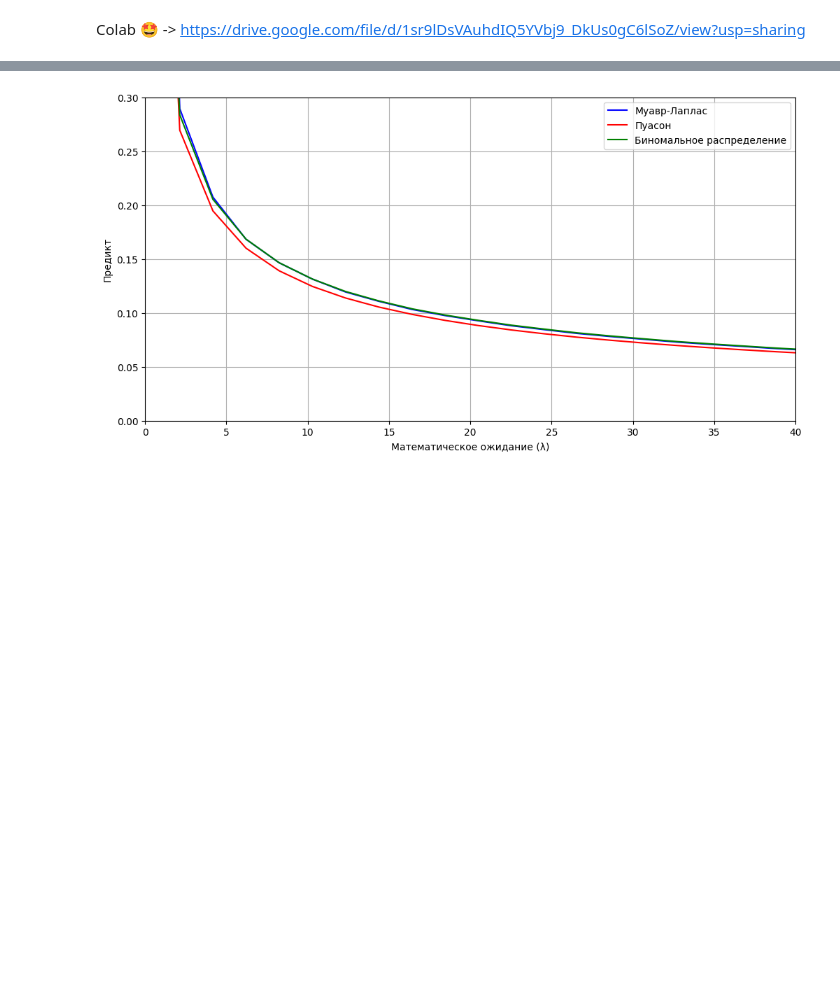
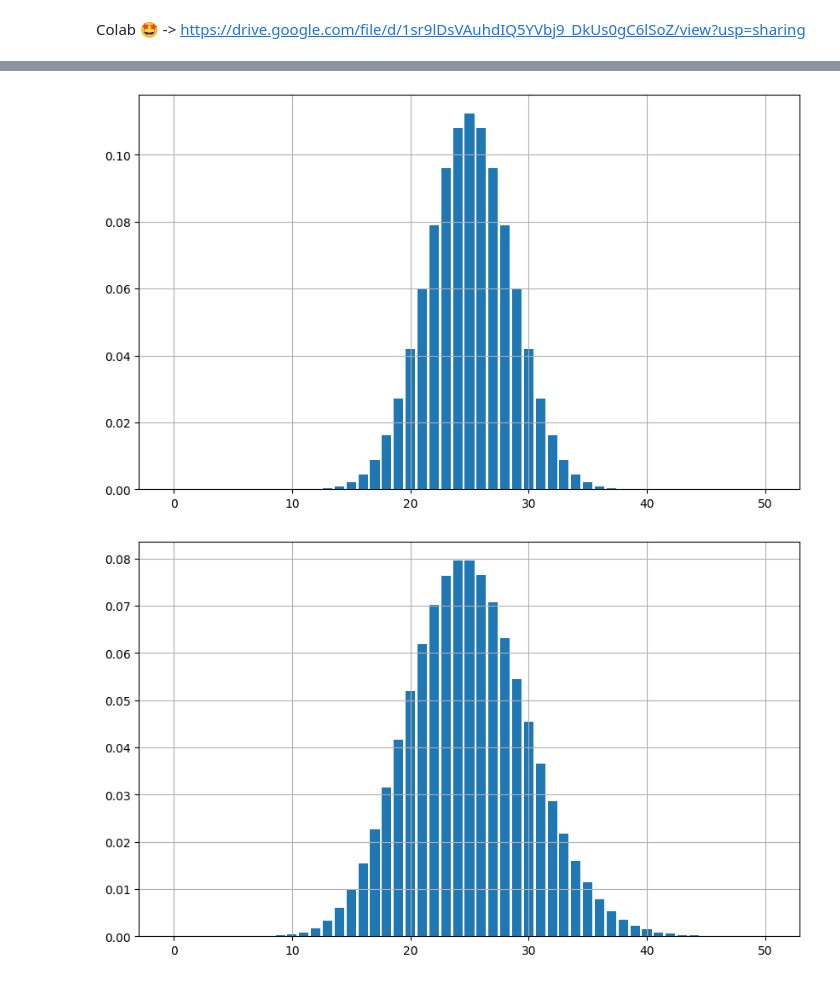
Before and after one commit to replicaCortex/Keres, a Jupyter notebook: math/Пуасон_Муавр.ipynb, the cells around one changed output, grey strips where cells are left out. Cells and saved outputs as stored; diff of their text form; code cells hidden in the pictures; blank space fills up the shorter version.

```diff
--- a/math/Пуасон_Муавр.ipynb
+++ b/math/Пуасон_Муавр.ipynb
@@ -122,17 +2,0 @@ display(df_results)
-# %%
-fig = plt.figure(figsize=(12, 6))
-
-plt.plot(lambda_values, ml_prob_, label = "Муавр-Лаплас", color = "blue")
-plt.plot(lambda_values, poisson_prob_, label = "Пуасон", color = "red")
-plt.plot(lambda_values, binom_prob, label = "Биномальное распределение", color = "green")
-plt.xlabel('Математическое ожидание (λ)')
-plt.ylabel('Предикт')
-plt.legend()
-# plt.xscale('log')
-# plt.yscale('log')
-plt.xlim(0, 40)
-plt.ylim(0, 0.3)
-plt.grid(True)
-plt.show()
-# %% [output]
-[figure, removed]
@@ -138,0 +13,44 @@ plt.show()
+# %%
+def norm(k, n, p):
+	return binom.pmf(k, n, p)
+
+def poissonStats(k, n, p):
+	mu = n * p
+	return poisson.pmf(k, mu)
+
+def Moivre(n, p):
+    mu = n * p
+    sigma = sqrt(n * p * (1 - p))
+    return (1 / (sigma * sqrt(2 * pi))) * exp(-((k - mu)**2) / (2 * sigma**2))
+
+n = 50
+p = 0.5
+size = 1000
+resultNorm = []
+resultPoisson = []
+resultMoivre = []
+kValue = []
+
+for k in range(50+1):
+	resultNorm.append(norm(k, n, p))
+	resultPoisson.append(poissonStats(k, n, p))
+	resultMoivre.append(Moivre(n, p))
+	kValue.append(k)
+
+fig = plt.figure(figsize=(10, 6))
+plt.bar(x = kValue, height = resultNorm)
+plt.grid(True)
+plt.show()
+
+fig = plt.figure(figsize = (10, 6))
+plt.bar(x = kValue, height= resultPoisson)
+plt.grid(True)
+plt.show()
+
+fig = plt.figure(figsize=(10, 6))
+plt.bar(x = kValue, height = resultMoivre)
+plt.grid(True)
+plt.show()
+# %% [output]
+[figure, added]
+[figure, added]
```
Also changed, not shown: parts of 4 cells of this notebook, 2 other files.
